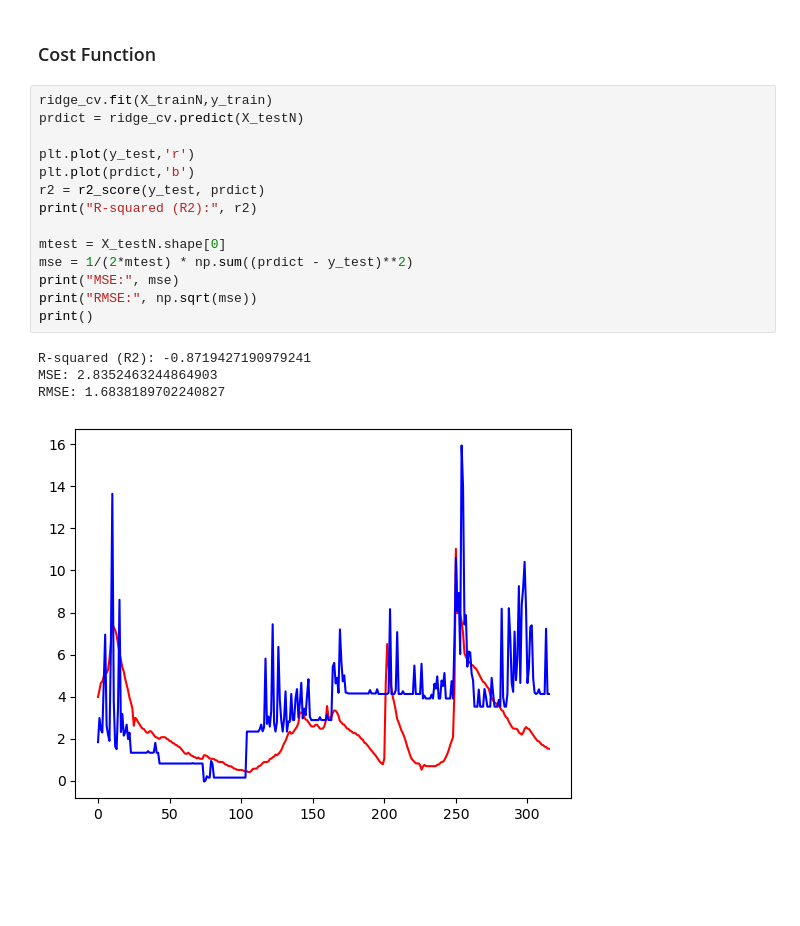
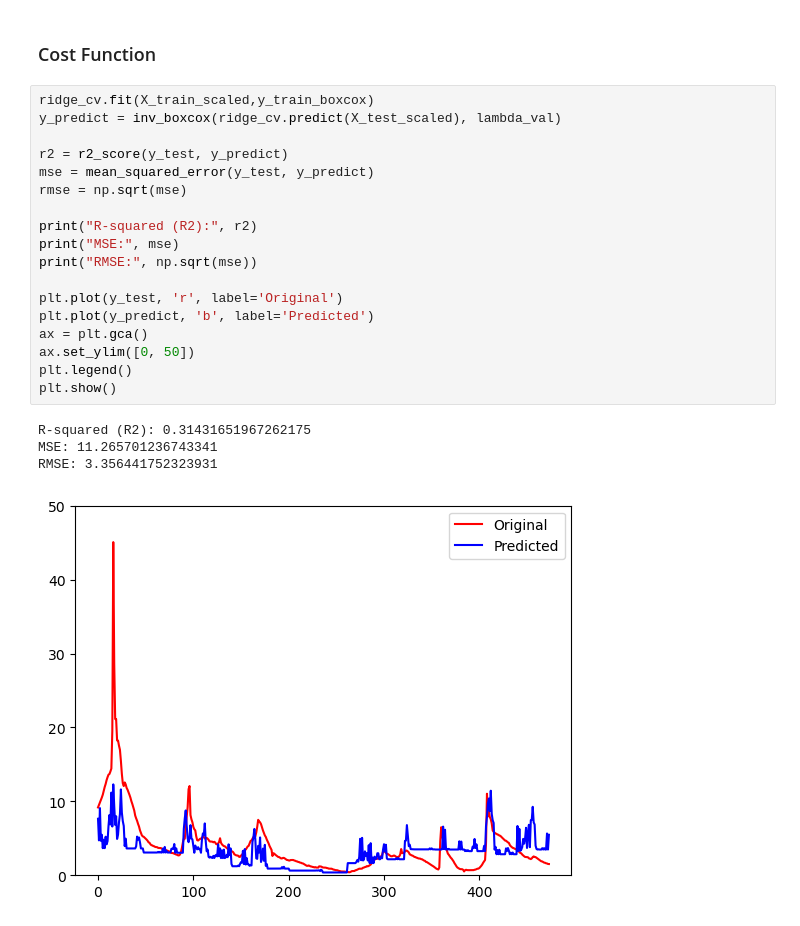
Before and after one commit to Barb02/TAA_ForecastingRiverDischarge, a Jupyter notebook: withoutRDPolinomial.ipynb, the cells around one changed output. Saved outputs shown, nothing was run; the diff lists cells and outputs as text; blank space fills up the shorter version.

```diff
--- a/withoutRDPolinomial.ipynb
+++ b/withoutRDPolinomial.ipynb
@@ -101,21 +117,25 @@ plt.show()
 # %% [markdown]
 ### Cost Function
-# %%
-ridge_cv.fit(X_trainN,y_train)
-prdict = ridge_cv.predict(X_testN)
-
-plt.plot(y_test,'r')
-plt.plot(prdict,'b')
-r2 = r2_score(y_test, prdict)
-print("R-squared (R2):", r2)
-
-mtest = X_testN.shape[0]
-mse = 1/(2*mtest) * np.sum((prdict - y_test)**2)
-print("MSE:", mse)
-print("RMSE:", np.sqrt(mse))
-print()
-# %% [output]
-R-squared (R2): -0.8719427190979241
-MSE: 2.8352463244864903
-RMSE: 1.6838189702240827
-[figure, removed]
+# %%
+ridge_cv.fit(X_train_scaled,y_train_boxcox)
+y_predict = inv_boxcox(ridge_cv.predict(X_test_scaled), lambda_val)
+
+r2 = r2_score(y_test, y_predict)
+mse = mean_squared_error(y_test, y_predict)
+rmse = np.sqrt(mse)
+
+print("R-squared (R2):", r2)
+print("MSE:", mse)
+print("RMSE:", np.sqrt(mse))
+
+plt.plot(y_test, 'r', label='Original')
+plt.plot(y_predict, 'b', label='Predicted')
+ax = plt.gca()
+ax.set_ylim([0, 50])
+plt.legend()
+plt.show()
+# %% [output]
+R-squared (R2): 0.31431651967262175
+MSE: 11.265701236743341
+RMSE: 3.356441752323931
+[figure, added]
```
Also changed, not shown: parts of 4 cells of this notebook, 2 other files.
